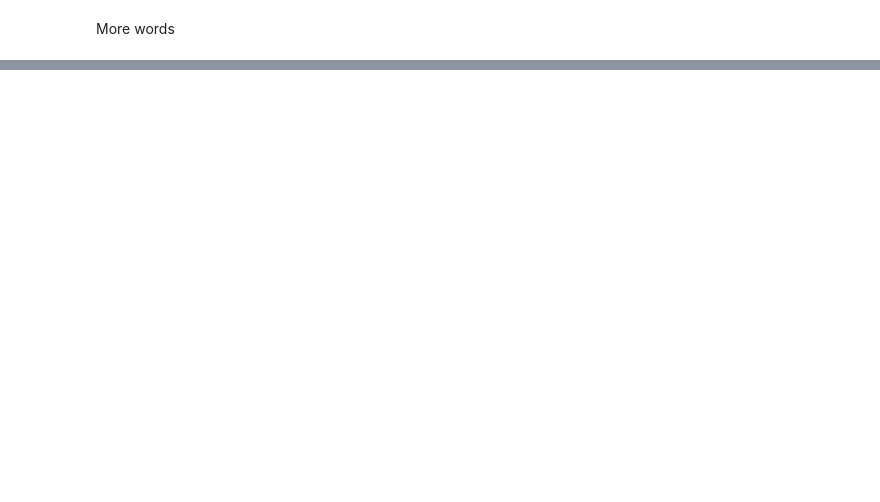
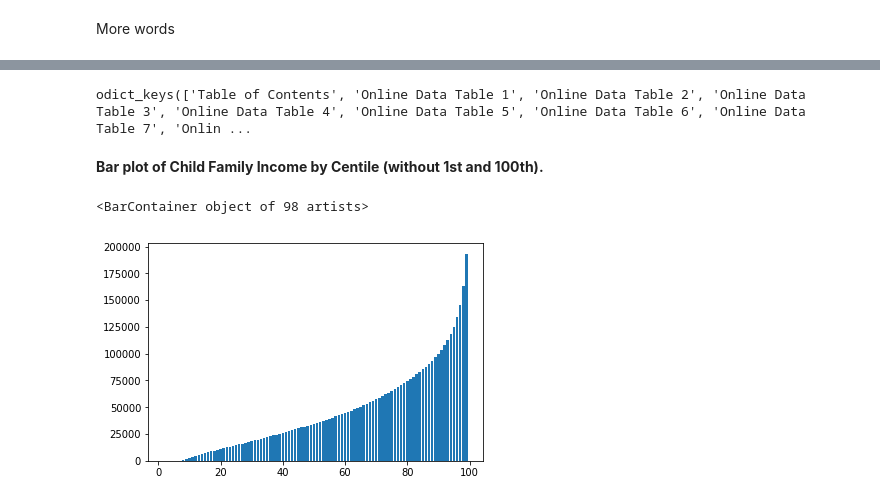
Before and after one commit to nateej1/AmericanDream_Geo, a Jupyter notebook: notebooks/01_exploration/20190823-ndj-EDA-EqualityOfOpportunity.ipynb, the cells around one changed output, grey strips where cells are left out. Saved outputs shown, nothing was run; the diff lists cells and outputs as text; code cells hidden in the pictures; blank space fills up the shorter version.

```diff
--- a/notebooks/01_exploration/20190823-ndj-EDA-EqualityOfOpportunity.ipynb
+++ b/notebooks/01_exploration/20190823-ndj-EDA-EqualityOfOpportunity.ipynb
@@ -128,0 +134,17 @@ More words
+# %%
+income.keys()
+# %% [output]
+odict_keys(['Table of Contents', 'Online Data Table 1', 'Online Data Table 2', 'Online Data Table 3', 'Online Data Table 4', 'Online Data Table 5', 'Online Data Table 6', 'Online Data Table 7', 'Onlin ...
+# %%
+income = pd.read_excel('../../data/01_raw/Equality_Opportunity/online_data_tables.xls', sheet_name='Online Data Table 2', header=7)
+# %%
+income.dropna(inplace=True)
+# %%
+income.drop(index=0, inplace=True)
+# %% [markdown]
+**Bar plot of Child Family Income by Centile (without 1st and 100th).**
+# %%
+plt.bar(income.Centile.loc[(income['Centile']!=100)&(income['Centile']!=1)], income['Child Family Income'].loc[(income['Centile']!=100)&(income['Centile']!=1)])
+# %% [output]
+<BarContainer object of 98 artists>
+[figure, added]
```
Also changed, not shown: parts of 21 cells of this notebook, 7 other files.
